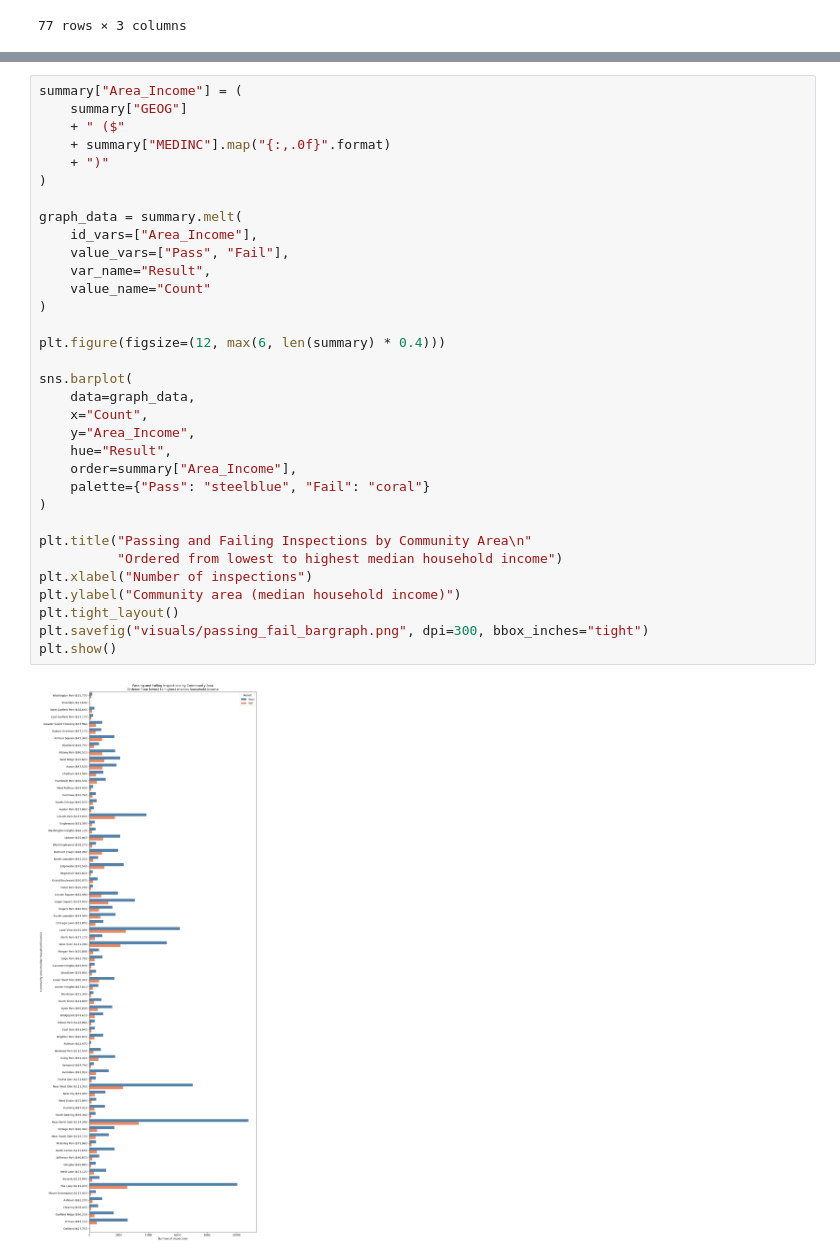
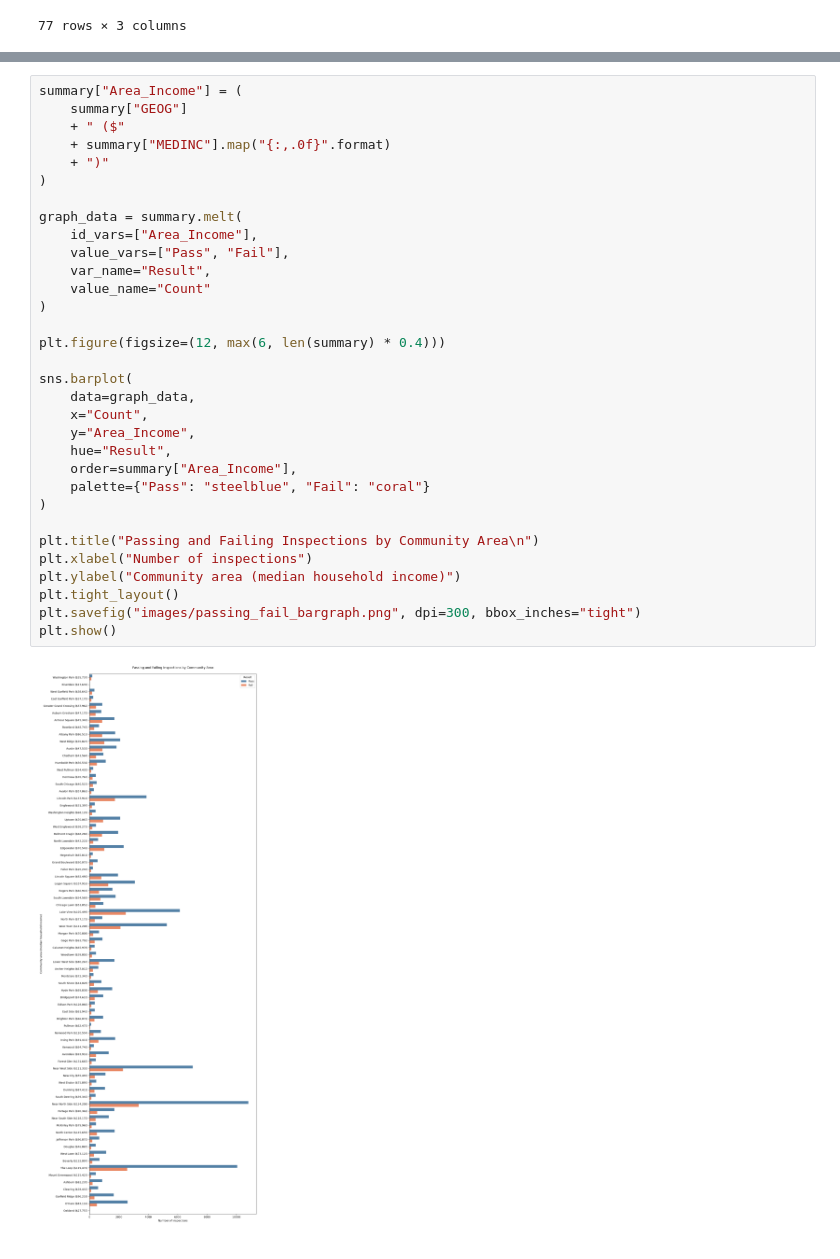
Before and after one commit to RickySaidHi/CS-418_Project, a Jupyter notebook: Data_Visuals.ipynb, the cells around one changed output, grey strips where cells are left out. Saved outputs shown, nothing was run; the diff lists cells and outputs as text.

Commit message:
Fixed errors with visuals. Format fix.

```diff
--- a/Data_Visuals.ipynb
+++ b/Data_Visuals.ipynb
@@ -282,37 +282,36 @@ plt.show()
 summary["Area_Income"] = (
     summary["GEOG"]
     + " ($"
     + summary["MEDINC"].map("{:,.0f}".format)
     + ")"
 )
 
 graph_data = summary.melt(
     id_vars=["Area_Income"],
     value_vars=["Pass", "Fail"],
     var_name="Result",
     value_name="Count"
 )
 
 plt.figure(figsize=(12, max(6, len(summary) * 0.4)))
 
 sns.barplot(
     data=graph_data,
     x="Count",
     y="Area_Income",
     hue="Result",
     order=summary["Area_Income"],
     palette={"Pass": "steelblue", "Fail": "coral"}
 )
 
-plt.title("Passing and Failing Inspections by Community Area\n"
-          "Ordered from lowest to highest median household income")
+plt.title("Passing and Failing Inspections by Community Area\n")
 plt.xlabel("Number of inspections")
 plt.ylabel("Community area (median household income)")
 plt.tight_layout()
-plt.savefig("visuals/passing_fail_bargraph.png", dpi=300, bbox_inches="tight")
+plt.savefig("images/passing_fail_bargraph.png", dpi=300, bbox_inches="tight")
 plt.show()
 # %% [output]
-[figure, old version]
+[figure, new version]
 # %%
 summary = summary.sort_values("MEDINC", ascending=True)
 
```
Also changed, not shown: parts of 4 cells of this notebook, 2 other files.
